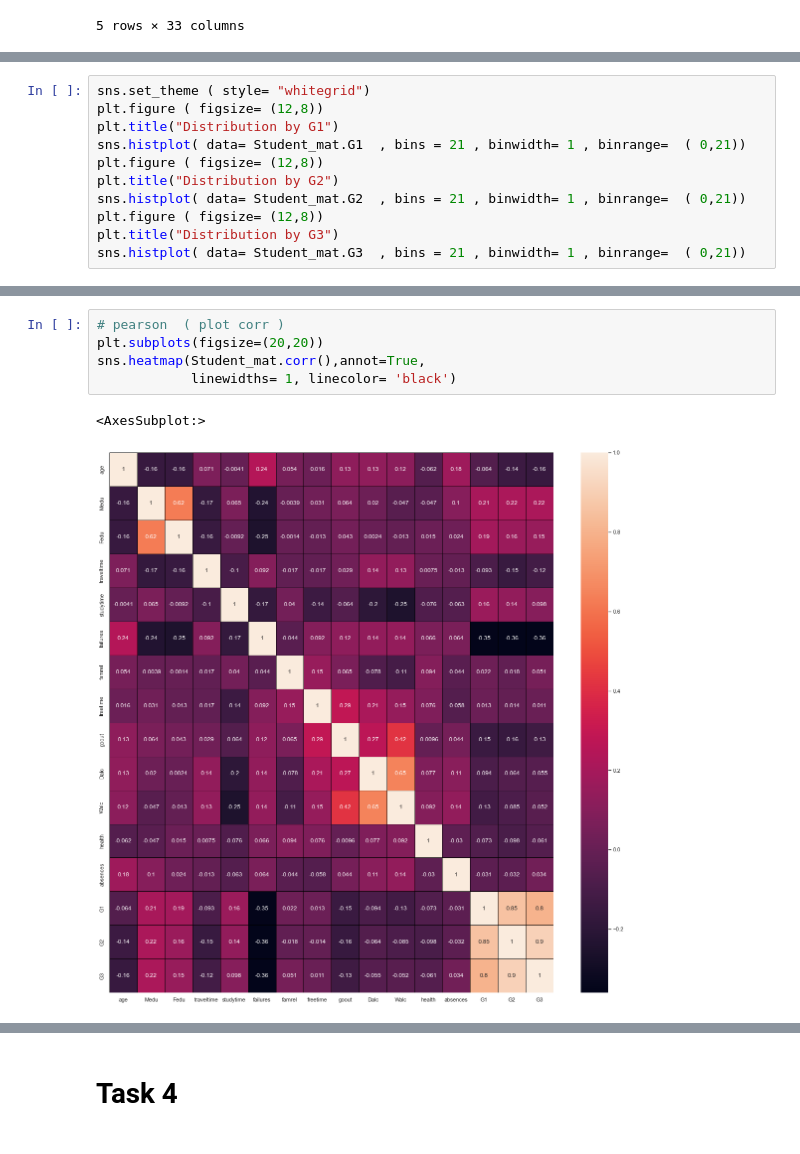
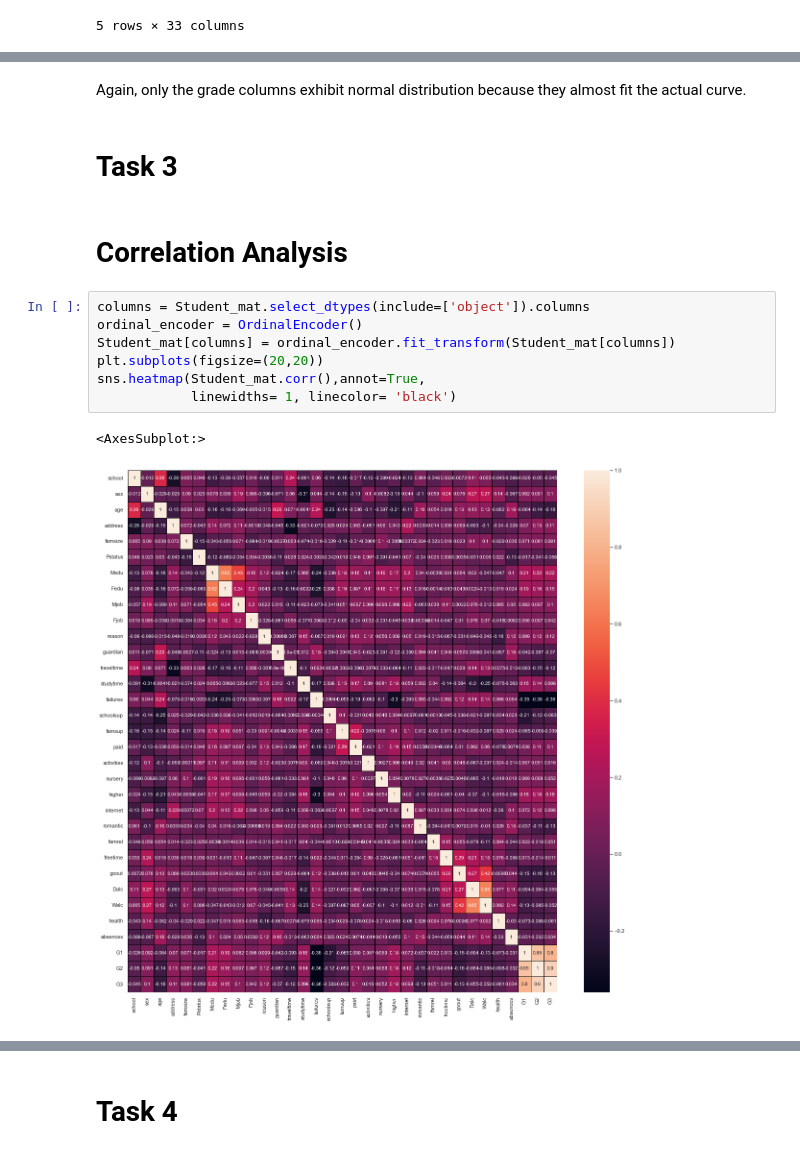
Before and after one commit to minhduckan123/bai2, a Jupyter notebook: Comp-615-Assignment_edit2.ipynb, the cells around one changed output, grey strips where cells are left out. Saved outputs shown, nothing was run; the diff lists cells and outputs as text.

```diff
--- a/Comp-615-Assignment_edit2.ipynb
+++ b/Comp-615-Assignment_edit2.ipynb
@@ -125,11 +149,0 @@ for a  in Student_mat.columns:
-# %%
-sns.set_theme ( style= "whitegrid")
-plt.figure ( figsize= (12,8))
-plt.title("Distribution by G1")
-sns.histplot( data= Student_mat.G1  , bins = 21 , binwidth= 1 , binrange=  ( 0,21))
-plt.figure ( figsize= (12,8))
-plt.title("Distribution by G2")
-sns.histplot( data= Student_mat.G2  , bins = 21 , binwidth= 1 , binrange=  ( 0,21))
-plt.figure ( figsize= (12,8))
-plt.title("Distribution by G3")
-sns.histplot( data= Student_mat.G3  , bins = 21 , binwidth= 1 , binrange=  ( 0,21))
@@ -192,11 +725,19 @@ Hàng thứ 2 là phân bổ độ tuổi theo Medu
+# %% [markdown]
+Again, only the grade columns exhibit normal distribution because they almost fit the actual curve.
+# %% [markdown]
+# Task 3
+# %% [markdown]
+# Correlation Analysis
 # %%
-# pearson  ( plot corr )
+columns = Student_mat.select_dtypes(include=['object']).columns
+ordinal_encoder = OrdinalEncoder()
+Student_mat[columns] = ordinal_encoder.fit_transform(Student_mat[columns])
 plt.subplots(figsize=(20,20))
 sns.heatmap(Student_mat.corr(),annot=True,
             linewidths= 1, linecolor= 'black')
 # %% [output]
 <AxesSubplot:>
-[figure, old version]
+[figure, new version]
 # %%
 Student_mat.corr()
 # %% [output]
```
Also changed, not shown: parts of 86 cells of this notebook.
